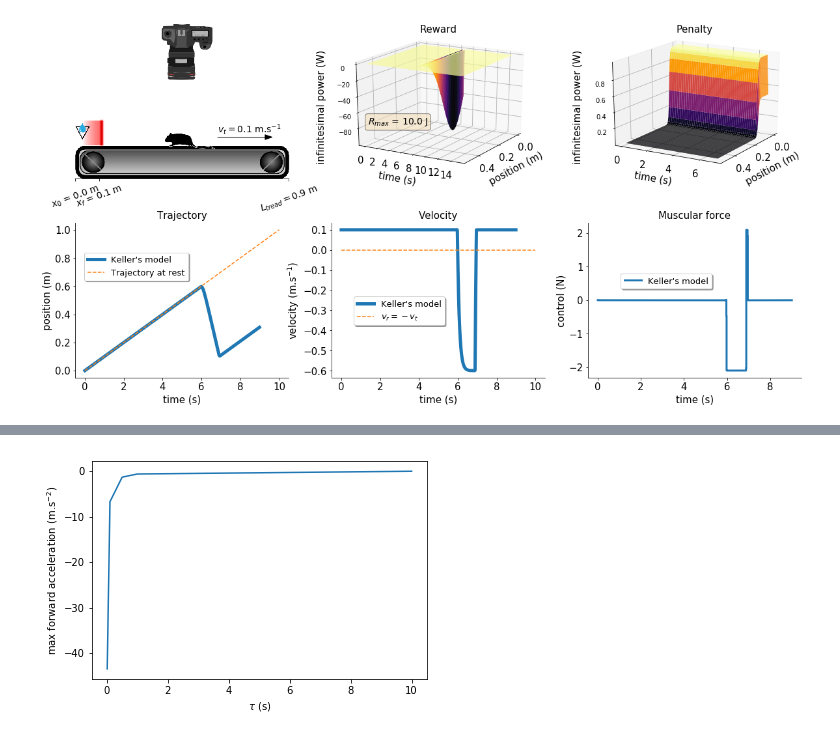
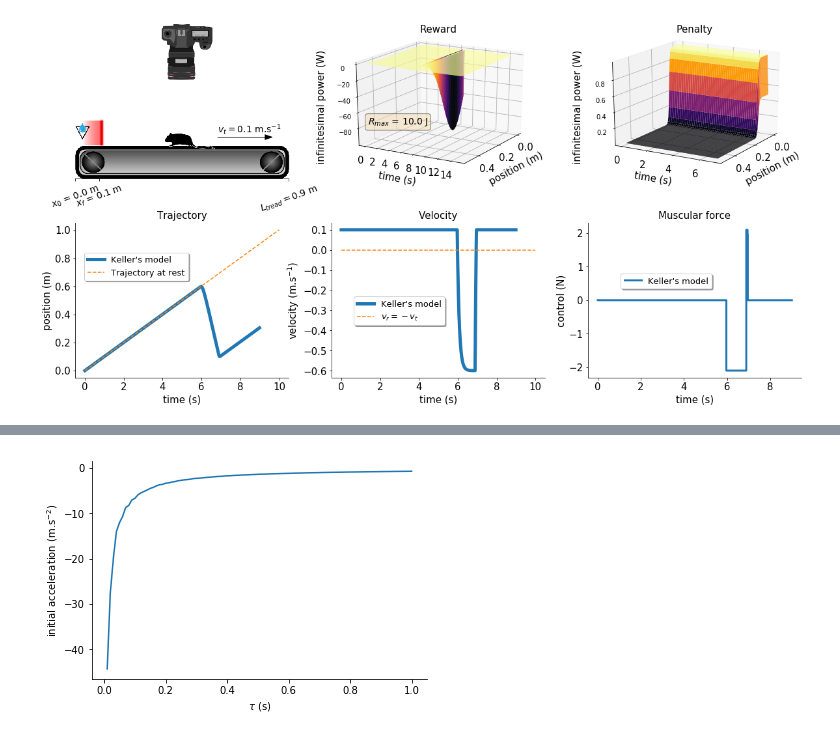
Before and after one commit to remy13127/rat_optimization, a Jupyter notebook: Keller_model.ipynb, the cells around one changed output, grey strips where cells are left out. Cells and saved outputs as stored; diff of their text form; code cells hidden in the pictures.

```diff
--- a/Keller_model.ipynb
+++ b/Keller_model.ipynb
@@ -455,21 +466,28 @@ vtapis = 0.1
 kxpenalty=100  # steepness of penalty cost (the higher the steeper: 100 very steep, 3 slightly, 1 very diffused)
 x0 = 0.0     # initial position
 xf = 0.1     # final position
-tf = 7.     # final time (duration of experiment)
+tf = 10.     # final time (duration of experiment)
 sigma = 1.708
 reward_max=10.0
 
 tau_acc = []
-tau = [0.01,0.1,0.5,1.0,10.0]
+tau = np.linspace(0.1,1.0,10)
+limit=900  #hide last part of plots
 
+#Define figure of trajectories for different values of tau
+fig = plt.figure()
+ax = fig.add_subplot(111)
 for toto in tau:
     xk,xdotk,tk,acck,tak = optimal_trajectory(tau_res=toto,sigma=sigma,x0=x0,xf=xf,tf=tf,vtapis=vtapis,kxpenalty=kxpenalty,reward_max=reward_max)
-    acceleration_profile=acceleration(np.asarray(xdotk),tf)
-    max_acc = np.min(acceleration_profile)
+    acceleration_profile=acceleration(np.asarray(xdotk),tf) #computes the acceleration from a velocity profile
+    max_acc = np.min(acceleration_profile) #finds the minimum of the acceleration (negative)
     tau_acc.append(max_acc)
-    plt.plot(tk,xk,label=r'$\tau$ = '+str(toto)+' s')
+    ax.plot(tk[:limit],xk[:limit],label=r'$\tau$ = '+str(toto)+' s')
 
+ax.plot(tk,[0.1*t for t in tk],'--',label='Trajectory at rest')
 plt.legend()
+ax.spines['top'].set_visible(False)
+ax.spines['right'].set_visible(False)
 plt.ylabel('x (m)')
 plt.xlabel('t (s)')
 plt.title('Trajectory')
@@ -496,8 +514,14 @@ Total number of equality constraints.................:    12000
 # %%
-plt.plot(tau,tau_acc)
+#Plot tau against the associated max acceleration
+
+fig2 = plt.figure()
+ax2 = fig2.add_subplot(111)
+ax2.plot(tau,tau_acc)
+ax2.spines['top'].set_visible(False)
+ax2.spines['right'].set_visible(False)
 plt.xlabel(r'$\tau$ (s)')
-plt.ylabel('max forward acceleration (m.s$^{-2})$')
+plt.ylabel('initial acceleration (m.s$^{-2})$')
 
 plt.savefig('tau_keller_acc2.pdf')
 # %% [output]
-[figure, old version]
+[figure, new version]
```
Also changed, not shown: parts of 7 cells of this notebook.
